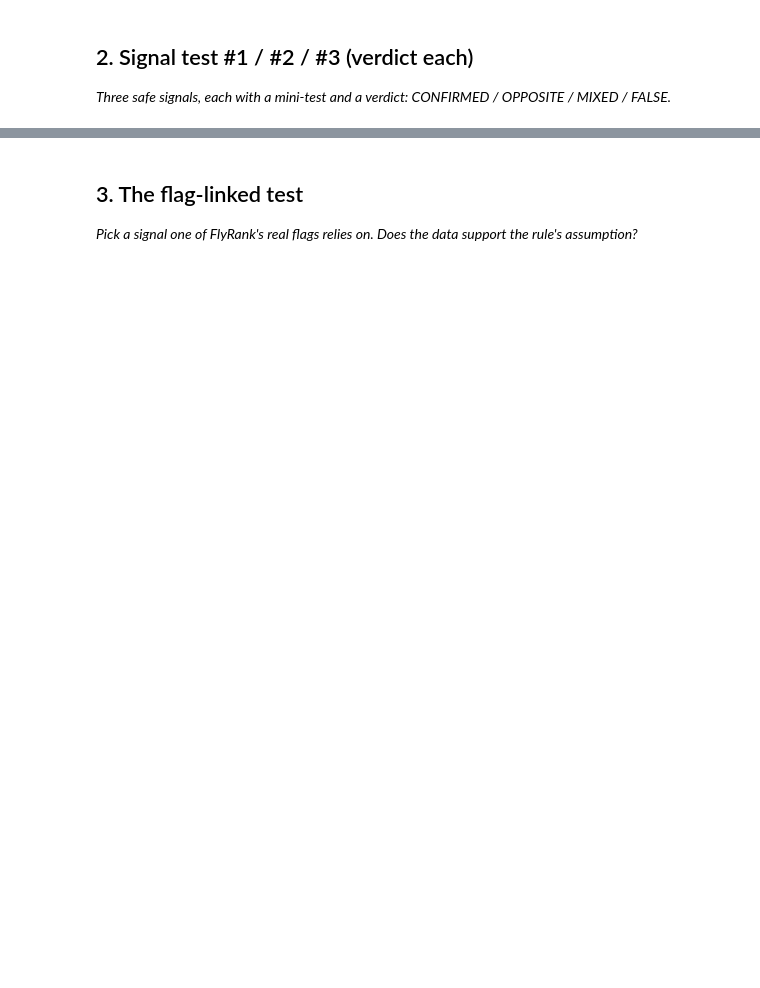
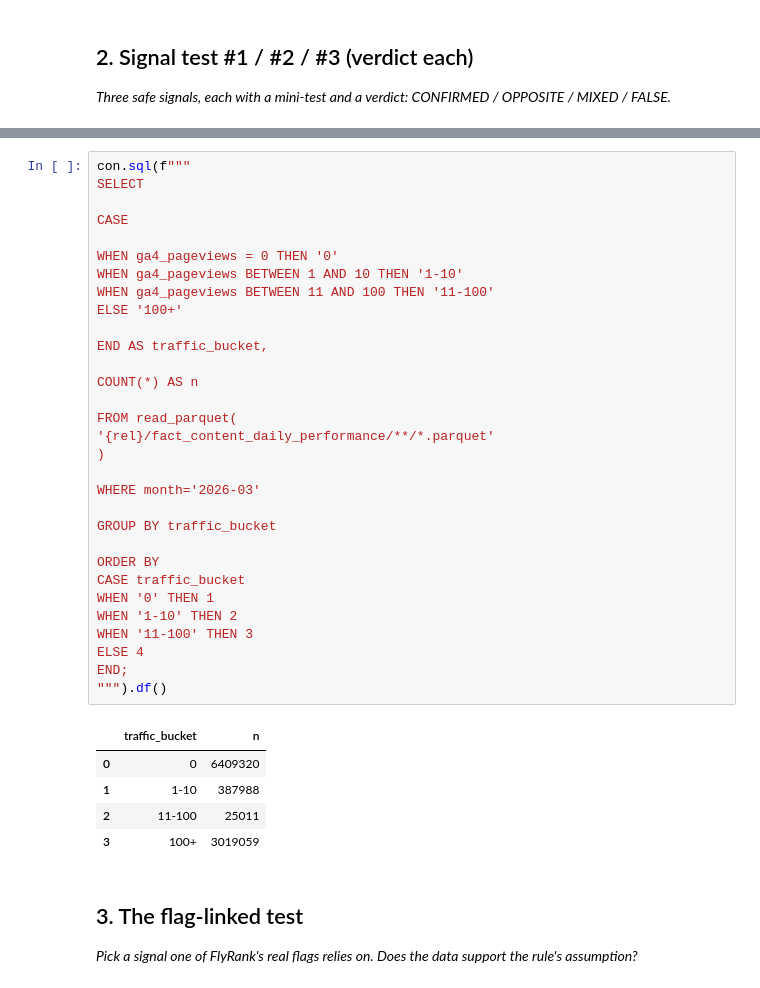
Before and after one commit to ShubhamSnSharma/flyrank-ml-internship, a Jupyter notebook: work/notebooks/w04_signal_audit.ipynb, the cells around one changed output, grey strips where cells are left out. Drawn from its saved outputs; the diff is of its cells as text; blank space fills up the shorter version.

```diff
--- a/work/notebooks/w04_signal_audit.ipynb
+++ b/work/notebooks/w04_signal_audit.ipynb
@@ -17,3 +238,40 @@ This skeleton is yours to fill. Work the sections **in order** — each one has
+# %%
+con.sql(f"""
+SELECT
+
+CASE
+
+WHEN ga4_pageviews = 0 THEN '0'
+WHEN ga4_pageviews BETWEEN 1 AND 10 THEN '1-10'
+WHEN ga4_pageviews BETWEEN 11 AND 100 THEN '11-100'
+ELSE '100+'
+
+END AS traffic_bucket,
+
+COUNT(*) AS n
+
+FROM read_parquet(
+'{rel}/fact_content_daily_performance/**/*.parquet'
+)
+
+WHERE month='2026-03'
+
+GROUP BY traffic_bucket
+
+ORDER BY
+CASE traffic_bucket
+WHEN '0' THEN 1
+WHEN '1-10' THEN 2
+WHEN '11-100' THEN 3
+ELSE 4
+END;
+""").df()
+# %% [output]
+|  | traffic_bucket | n |
+| 0 | 0 | 6409320 |
+| 1 | 1-10 | 387988 |
+| 2 | 11-100 | 25011 |
+| 3 | 100+ | 3019059 |
 # %% [markdown]
 ## 3. The flag-linked test
 
```
Also changed, not shown: parts of 13 cells of this notebook.
